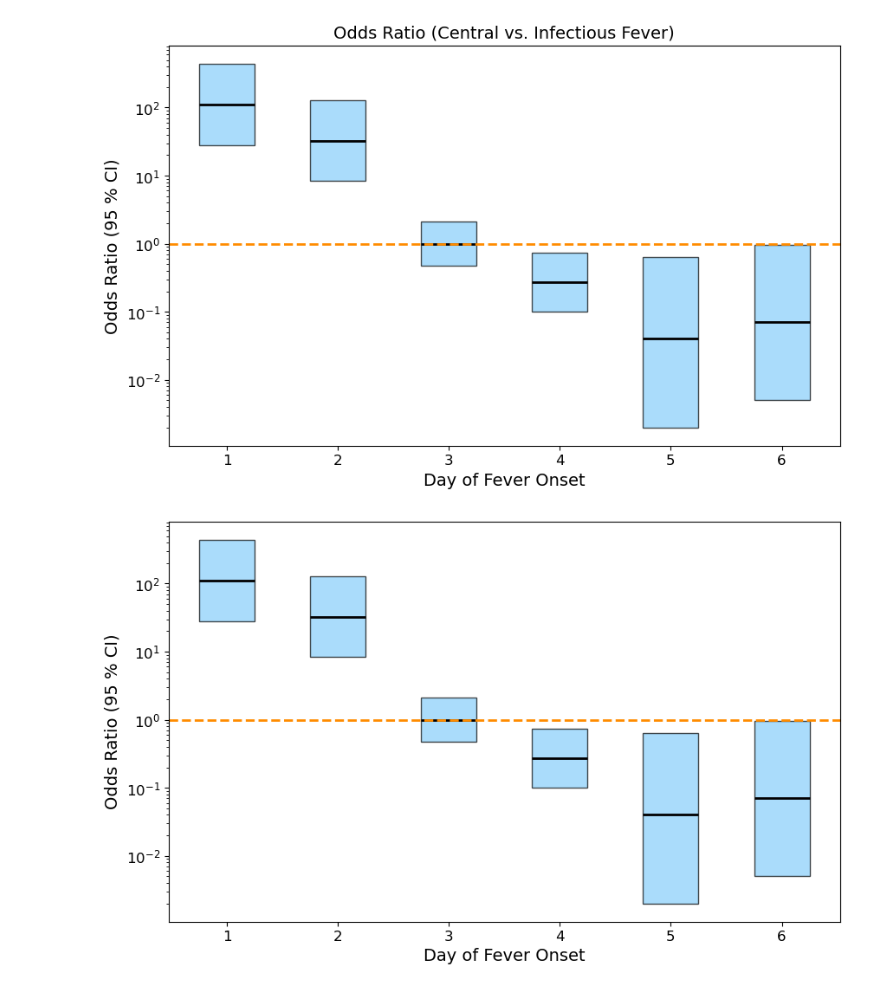
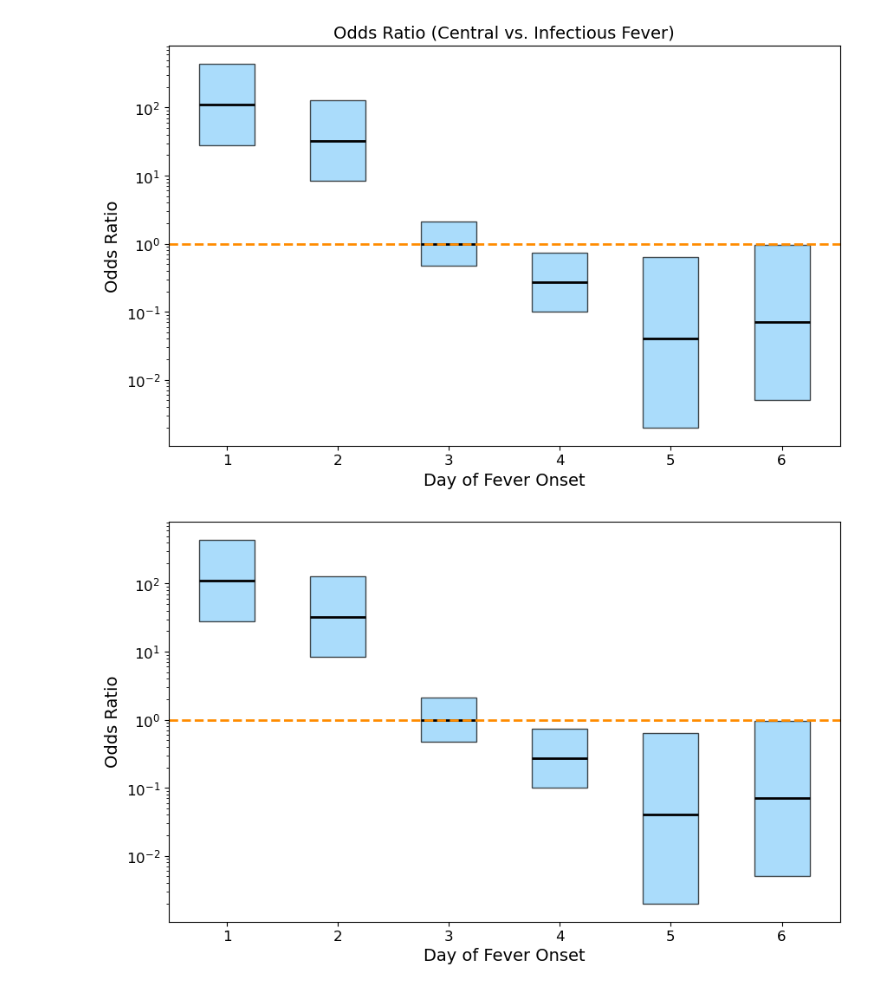
Before and after one commit to jqmcginnis/ich_central_fever, a Jupyter notebook: figures/onset_boxplot/OR_Boxplot.ipynb, the cells around one changed output. Saved outputs shown, nothing was run; the diff lists cells and outputs as text; code cells hidden in the pictures.

```diff
--- a/figures/onset_boxplot/OR_Boxplot.ipynb
+++ b/figures/onset_boxplot/OR_Boxplot.ipynb
@@ -29,35 +29,35 @@ for index, row in df.iterrows():
         edgecolor='black',
         facecolor='lightskyblue',        # a nice blue shade
         alpha=0.7
     )
     ax.add_patch(rect)
 
     # Draw a horizontal line at the Odds Ratio value (mimicking the median line)
     ax.hlines(or_value, day - box_width/2, day + box_width/2, color='black', lw=2)
 
 # Draw a red dashed line at y = 1
 ax.axhline(y=1, color='darkorange', linestyle='--', linewidth=2)
 
 # Set x-axis ticks to the Day values
 ax.set_xticks(df['Day'])
 ax.set_xlabel("Day of Fever Onset", fontsize=14)
-ax.set_ylabel("Odds Ratio (95 % CI)", fontsize=14)
+ax.set_ylabel("Odds Ratio", fontsize=14)
 ax.set_title("Odds Ratio (Central vs. Infectious Fever)", fontsize=14)
 
 
 
 
 # Set y-axis to logarithmic scale
 ax.set_yscale('log')
 
 # Remove x-axis grid lines (or remove all grid lines with ax.grid(False))
 ax.xaxis.grid(False)
 
 plt.xticks(fontsize=12)
 plt.yticks(fontsize=12)
 plt.savefig("or_boxplot.png", dpi=300)
 # %% [output]
-[figure, old version]
+[figure, new version]
 # %%
 import pandas as pd
 import matplotlib.pyplot as plt
@@ -101,7 +101,7 @@ ax.axhline(y=1, color='darkorange', linestyle='--', linewidth=2)
 # Set x-axis ticks to the Day values
 ax.set_xticks(df['Day'])
 ax.set_xlabel("Day of Fever Onset", fontsize=14)
-ax.set_ylabel("Odds Ratio (95 % CI)", fontsize=14)
+ax.set_ylabel("Odds Ratio", fontsize=14)
 #ax.set_title("Odds Ratio (Central vs. Infectious Fever)", fontsize=14)
 
 
@@ -117,4 +117,4 @@ plt.xticks(fontsize=12)
 plt.yticks(fontsize=12)
 plt.savefig("or_boxplot_without_title.png", dpi=300)
 # %% [output]
-[figure, old version]
+[figure, new version]
```
Also changed, not shown: 2 other files.
